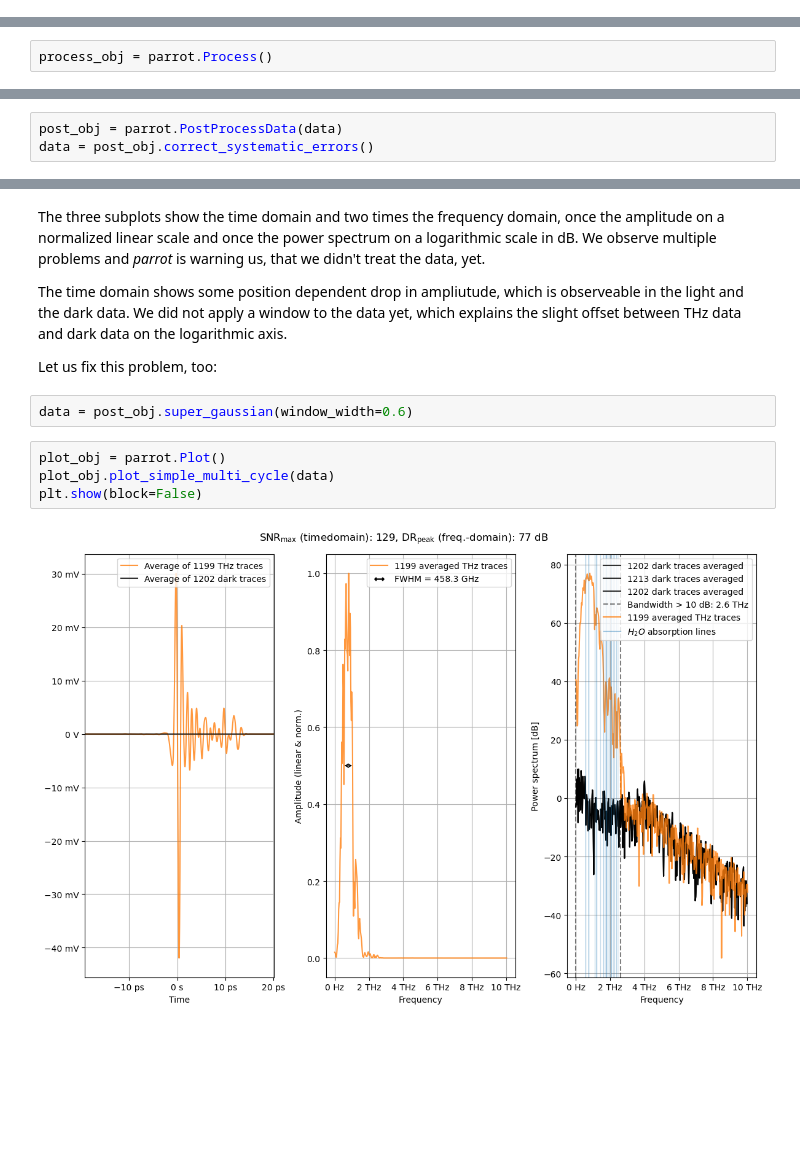
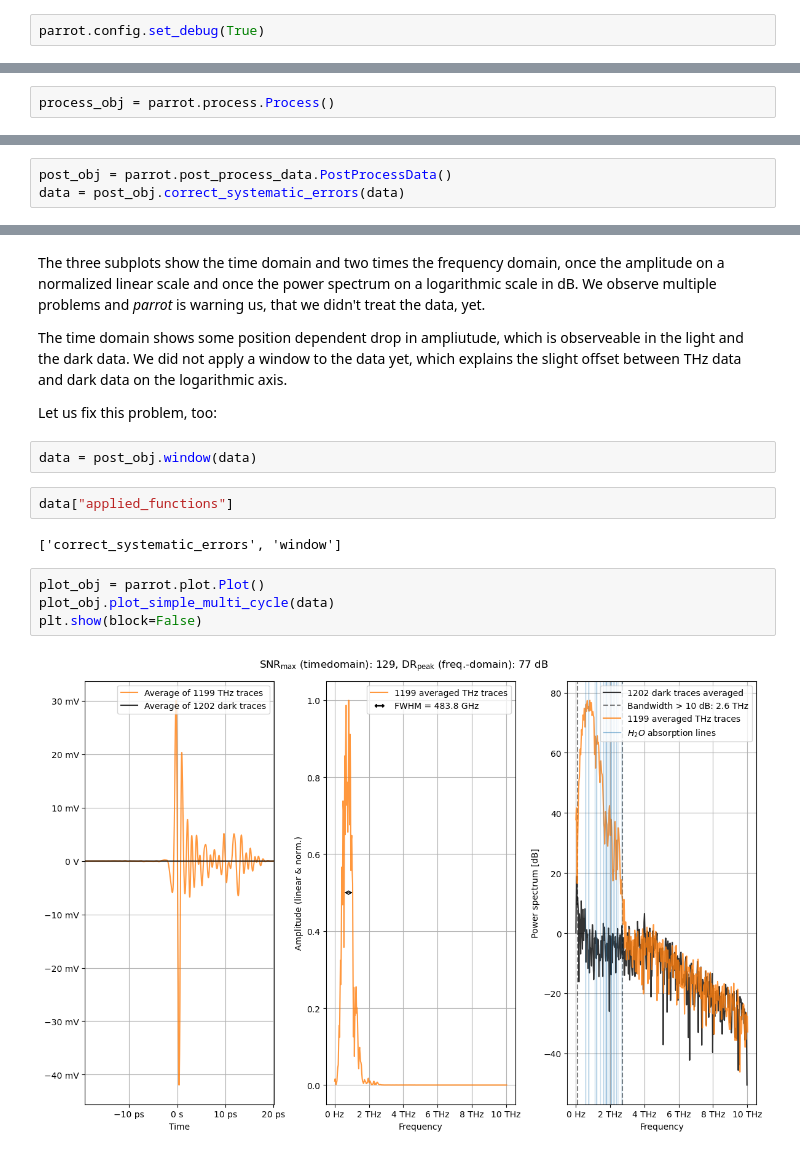
Before and after one commit to puls-lab/parrot, a Jupyter notebook: Example.ipynb, the cells around one changed output, grey strips where cells are left out. Drawn from its saved outputs; the diff is of its cells as text; blank space fills up the shorter version.

```diff
--- a/Example.ipynb
+++ b/Example.ipynb
@@ -11,3 +11,5 @@ import h5py
 # To make intermedia plots
 import matplotlib.pyplot as plt
 from matplotlib.ticker import EngFormatter
+# %%
+parrot.config.set_debug(True)
@@ -105,7 +111,7 @@ There are multiple methods available to the user, depending on which dataset is
 4. `thz_only`
 5. `dark_only`
 # %%
-process_obj = parrot.Process()
+process_obj = parrot.process.Process()
 # %% [markdown]
 The only missing information is the conversion between the voltage recorded for the position channel and the corresponding delay in light time.
 A `scale`-factor needs to be supplied to facilitate [V] -> [s]. THe oscillating delay linse used for this example data is the [APE scanDelay 50 ps](https://www.ape-berlin.de/en/optical-delay/#1500043794885-e05f0280-1597).
@@ -199,5 +208,5 @@ NotImplementedError: You supplied two dark measurements but did not execute `cor
 
 ## Let us fix this problem:
 # %%
-post_obj = parrot.PostProcessData(data)
-data = post_obj.correct_systematic_errors()
+post_obj = parrot.post_process_data.PostProcessData()
+data = post_obj.correct_systematic_errors(data)
@@ -214,10 +235,14 @@ The time domain shows some position dependent drop in ampliutude, which is obser
 
 Let us fix this problem, too:
 # %%
-data = post_obj.super_gaussian(window_width=0.6)
+data = post_obj.window(data)
+# %%
+data["applied_functions"]
+# %% [output]
+['correct_systematic_errors', 'window']
 # %%
-plot_obj = parrot.Plot()
+plot_obj = parrot.plot.Plot()
 plot_obj.plot_simple_multi_cycle(data)
 plt.show(block=False)
 # %% [output]
-[figure, old version]
+[figure, new version]
```
Also changed, not shown: parts of 13 cells of this notebook, 11 other files.
